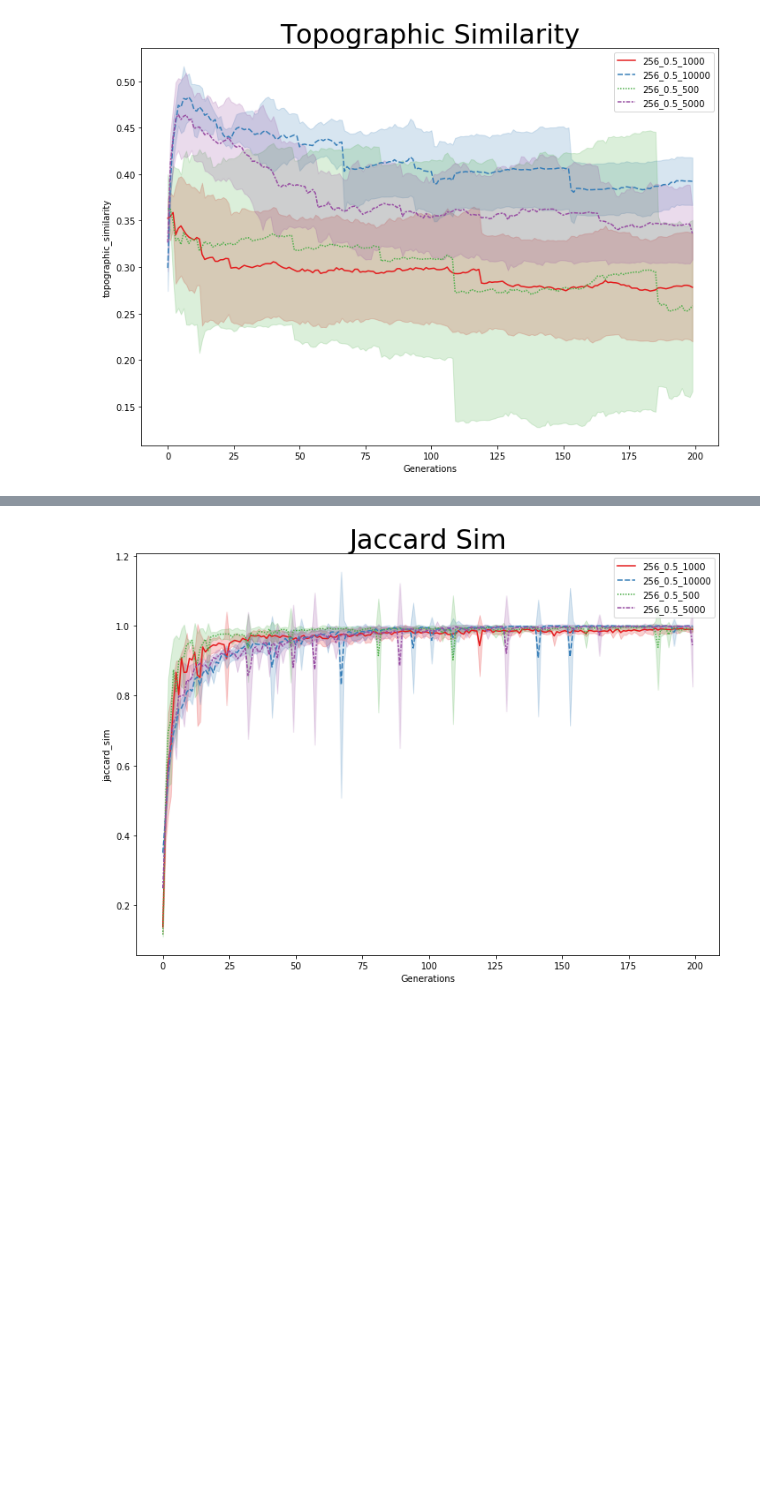
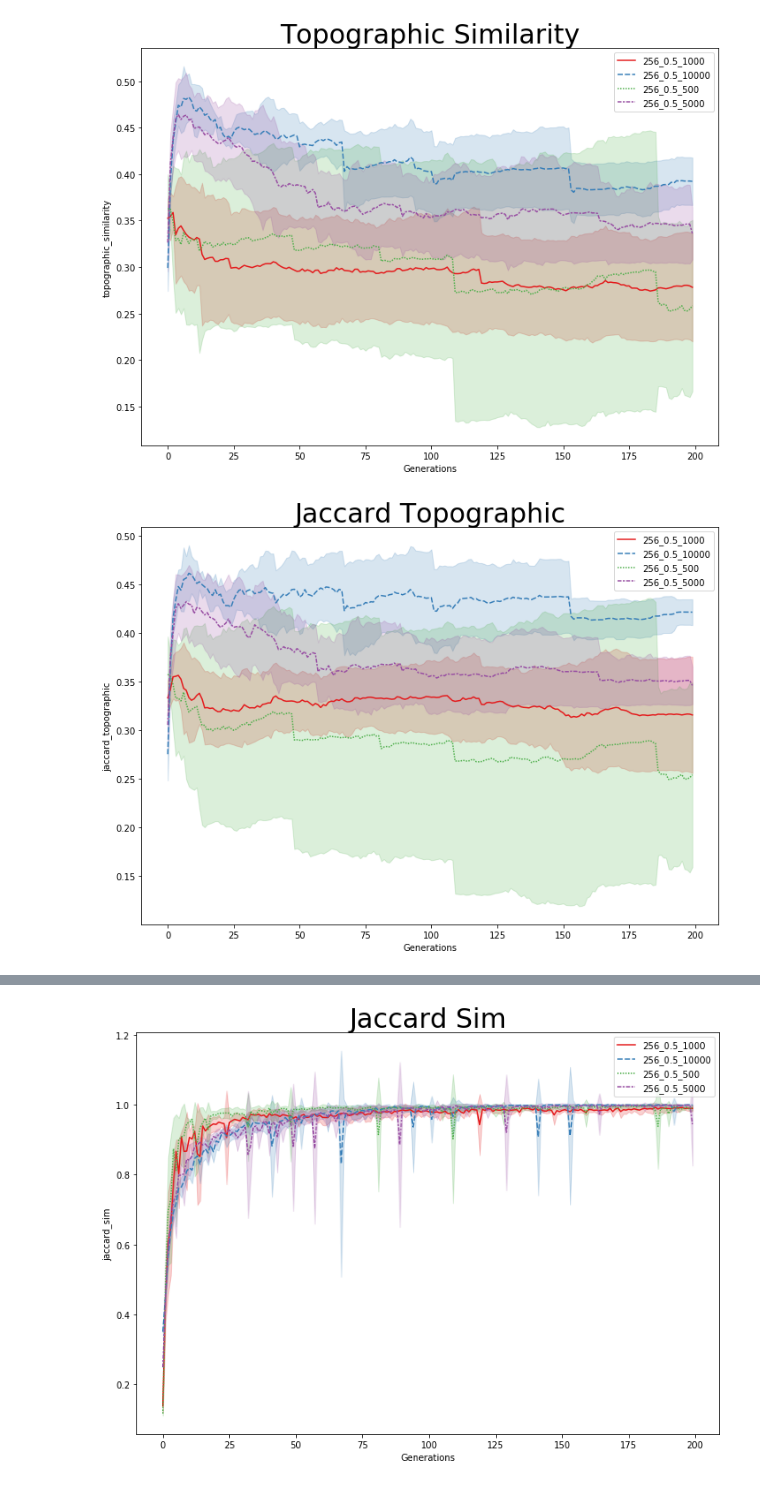
Before and after one commit to gautierdag/cultural-magnification, a Jupyter notebook: main.ipynb, the cells around one changed output, grey strips where cells are left out. Saved outputs shown, nothing was run; the diff lists cells and outputs as text; code cells hidden in the pictures; blank space fills up the shorter version.

```diff
--- a/main.ipynb
+++ b/main.ipynb
@@ -152,3 +189,7 @@ plot_metric(iters_dict, metric='test_acc')
 plot_metric(iters_dict, metric='topographic_similarity')
 # %% [output]
 [figure]
+# %%
+plot_metric(iters_dict, metric='jaccard_topographic')
+# %% [output]
+[figure, added]
```
Also changed, not shown: parts of 8 cells of this notebook.
